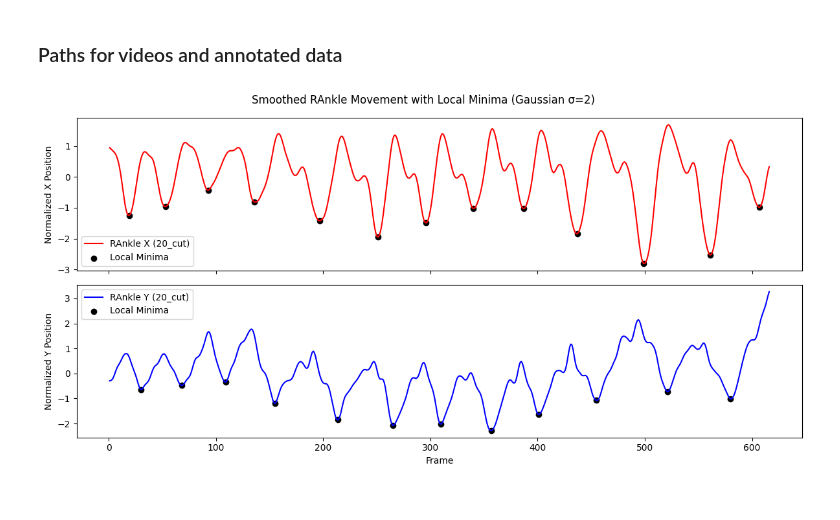
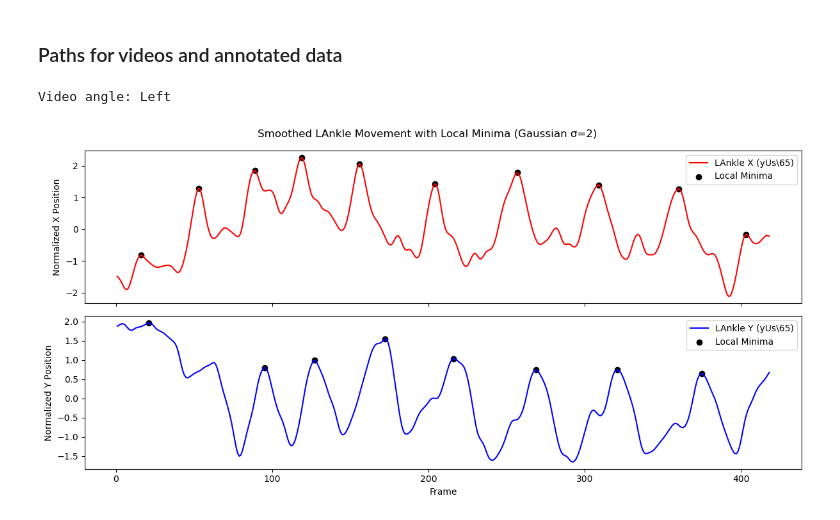
Before and after one commit to brittawi/SkiersProject, a Jupyter notebook: classification/cycle_splits/lable_cycles.ipynb, the cells around one changed output. Drawn from its saved outputs; the diff is of its cells as text; code cells hidden in the pictures.

Commit message:
Different split for multiple angles

```diff
--- a/classification/cycle_splits/lable_cycles.ipynb
+++ b/classification/cycle_splits/lable_cycles.ipynb
@@ -175,7 +183,7 @@ def play_video_with_x_plot(video_path, frames, x_values_raw, x_values_smoothed,
 # %% [markdown]
 ### Config
 # %%
-CHOOSEN_JOINT = "RAnkle"
+#CHOOSEN_JOINT = "RAnkle"
 CHOOSEN_REF = "Hip"
 CHOOSEN_DIM = "x"
 sigma_value = 2  # Adjust smoothing strength
@@ -187,19 +195,45 @@ LABELS = {
     "4" : "gear4",
     "u" : "unknown"
 }
-CHOOSEN_KEYPOINTS = [CHOOSEN_JOINT, CHOOSEN_REF,"LShoulder","RShoulder","LElbow","RElbow","LWrist","RWrist","LHip","RHip","LKnee","RKnee","LAnkle","Head","Neck","LBigToe","RBigToe","LSmallToe","RSmallToe","LHeel","RHeel"]
+CHOOSEN_KEYPOINTS = ["RAnkle", CHOOSEN_REF,"LShoulder","RShoulder","LElbow","RElbow","LWrist","RWrist","LHip","RHip","LKnee","RKnee","LAnkle","Head","Neck","LBigToe","RBigToe","LSmallToe","RSmallToe","LHeel","RHeel"]
 # %% [markdown]
 ### Paths for videos and annotated data
 # %%
-VIDEO_DIR = Path(r"C:\awilde\britta\LTU\SkiingProject\SkiersProject\Data\selectedData")
-ANNO_DIR = Path(r"C:\awilde\britta\LTU\SkiingProject\SkiersProject\Data\Annotations")
+# VIDEO_DIR = Path(r"C:\awilde\britta\LTU\SkiingProject\SkiersProject\Data\selectedData")
+# ANNO_DIR = Path(r"C:\awilde\britta\LTU\SkiingProject\SkiersProject\Data\Annotations")
+VIDEO_DIR = Path(r"e:\SkiProject\Cut_videos\Edited")
+ANNO_DIR = Path(r"e:\SkiProject\AnnotationsByUs")
 # TODO 25
 #video_id = "25" # 09, 14_cut, 15_cut, 17_cut, 18_cut, 22_cut, 25, 38, 40, 43, 44, 54_cut
-video_id ="20_cut" # 11, 13, 27, 32, 36, 42, 16_cut, 19_cut, 20_cut, 21_cut, 23_cut, 33, 34, 53 (annotations from finetuned model)
+video_id ="65" # 11, 13, 27, 32, 36, 42, 16_cut, 19_cut, 20_cut, 21_cut, 23_cut, 33, 34, 53 (annotations from finetuned model)
+# file_path = os.path.join(ANNO_DIR, video_id + ".json")
 file_path = os.path.join(ANNO_DIR, video_id + ".json")
 # %%
 # Load JSON data
 dataset = load_json(file_path)
+
+video_angle = classify_angle(dataset)
+
+print(f"Video angle: {video_angle}")
+
+if video_angle == "Front":
+    chosen_joint = "RAnkle"
+    extrema = "min"
+elif video_angle == "Left":
+    chosen_joint = "LAnkle"
+    extrema = "max"
+elif video_angle == "Right":
+    chosen_joint = "RAnkle"
+    extrema = "min"
+else:
+    raise ValueError(f"Invalid video angle: {video_angle}")
+
+if extrema == "min":
+    extrema_func = np.less
+elif extrema == "max":
+    extrema_func = np.greater
+else:
+    raise ValueError(f"Invalid extrema value: {extrema}")
 
 # Extract keypoint labels (assumes same structure across files)
 keypoint_labels = dataset["categories"][0]["keypoints"]
@@ -212,41 +246,42 @@ frames, keypoints = process_data(dataset, keypoint_indices)
 
 # Normalize and smooth all datasets
 smoothed_normalized_keypoints = {"x": [], "y": []}
-smoothed_normalized_keypoints["x"] = normalize_signal(keypoints[CHOOSEN_JOINT]["x"])
-smoothed_normalized_keypoints["y"] = normalize_signal(keypoints[CHOOSEN_JOINT]["y"])
+smoothed_normalized_keypoints["x"] = normalize_signal(keypoints[chosen_joint]["x"])
+smoothed_normalized_keypoints["y"] = normalize_signal(keypoints[chosen_joint]["y"])
 
 smoothed_normalized_keypoints["x"] = smooth_signal(smoothed_normalized_keypoints["x"], sigma=sigma_value)
 smoothed_normalized_keypoints["y"] = smooth_signal(smoothed_normalized_keypoints["y"], sigma=sigma_value)
 
 # Plot Joint movement (X and Y in separate plots)
 fig, axs = plt.subplots(2, 1, figsize=(12, 6), sharex=True)
 
 # Detect local minima for X movement
 x_values = np.array(smoothed_normalized_keypoints["x"])
-x_min_indices = argrelextrema(x_values, np.less, order=order)[0]
+x_min_indices = argrelextrema(x_values, extrema_func, order=order)[0]
 
 # Detect local minima for Y movement
 y_values = np.array(smoothed_normalized_keypoints["y"])
-y_min_indices = argrelextrema(y_values, np.less, order=order)[0]
+y_min_indices = argrelextrema(y_values, extrema_func, order=order)[0]
 
 # Plot choosen joint X movement
-axs[0].plot(frames, x_values, label=f"{CHOOSEN_JOINT} X ({file_path[-11:-5]})", color="red")
+axs[0].plot(frames, x_values, label=f"{chosen_joint} X ({file_path[-11:-5]})", color="red")
 axs[0].scatter(np.array(frames)[x_min_indices], x_values[x_min_indices], color="black", marker="o", label="Local Minima")
 axs[0].set_ylabel("Normalized X Position")
 axs[0].legend()
 
 # Plot choosen joint Y movement
-axs[1].plot(frames, y_values, label=f"{CHOOSEN_JOINT} Y ({file_path[-11:-5]})", color="blue")
+axs[1].plot(frames, y_values, label=f"{chosen_joint} Y ({file_path[-11:-5]})", color="blue")
 axs[1].scatter(np.array(frames)[y_min_indices], y_values[y_min_indices], color="black", marker="o", label="Local Minima")
 axs[1].set_ylabel("Normalized Y Position")
 axs[1].set_xlabel("Frame")
 axs[1].legend()
 
-plt.suptitle(f"Smoothed {CHOOSEN_JOINT} Movement with Local Minima (Gaussian σ={sigma_value})")
+plt.suptitle(f"Smoothed {chosen_joint} Movement with Local Minima (Gaussian σ={sigma_value})")
 plt.tight_layout()
 plt.show()
 # %% [output]
+Video angle: Left
-[figure, old version]
+[figure, new version]
 # %%
 # Get the corresponding X values for each frame
 #keypoints = {"LAnkle" : {"x": [], "y" : []}}
```
Also changed, not shown: parts of 3 cells of this notebook.
